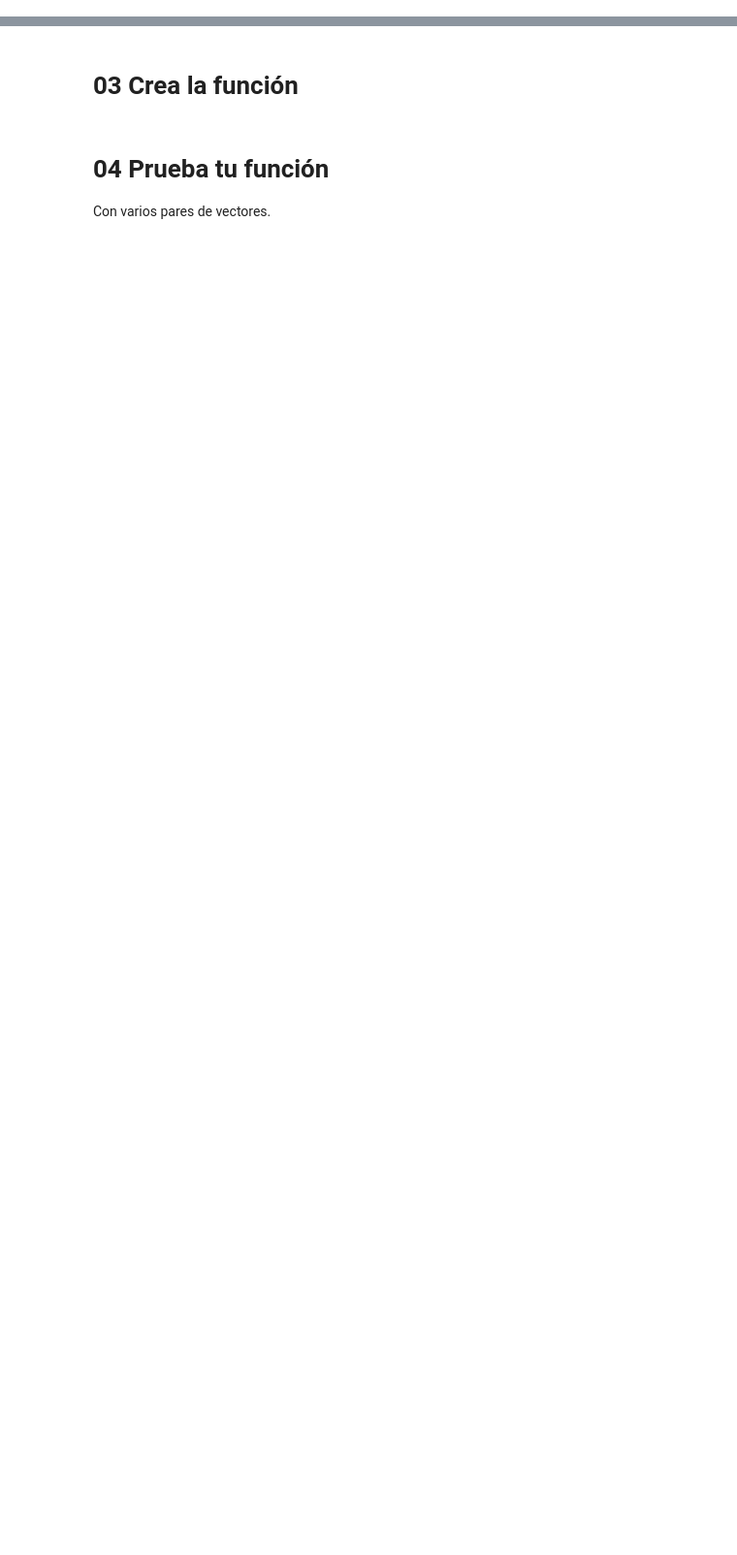
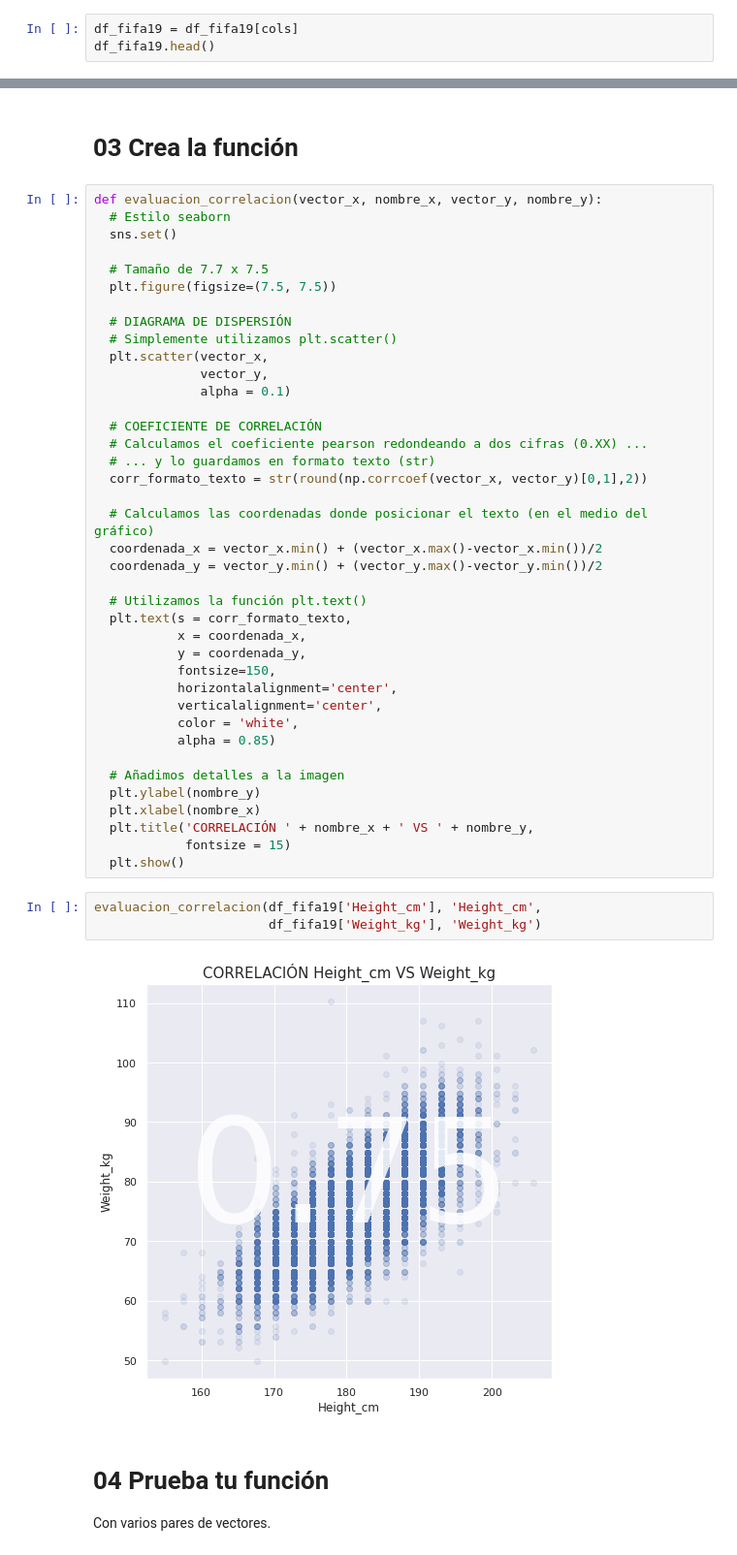
Before and after one commit to JotaBlanco/TheValley, a Jupyter notebook: Notebooks/02-analisis-exploratorio-visual/EJERCICIO_5___EDA_Visual_Funcion_Scatter.ipynb, the cells around one changed output, grey strips where cells are left out. Shown at 97% size. Saved outputs shown, nothing was run; the diff lists cells and outputs as text; blank space fills up the shorter version.

```diff
--- a/Notebooks/02-analisis-exploratorio-visual/EJERCICIO_5___EDA_Visual_Funcion_Scatter.ipynb
+++ b/Notebooks/02-analisis-exploratorio-visual/EJERCICIO_5___EDA_Visual_Funcion_Scatter.ipynb
@@ -26,0 +51,3 @@ En definitiva, tu función debe devolver una imagen [como esta](https://drive.go
+# %%
+df_fifa19 = df_fifa19[cols]
+df_fifa19.head()
@@ -27,5 +61,49 @@ En definitiva, tu función debe devolver una imagen [como esta](https://drive.go
 # %% [markdown]
 # 03 Crea la función
+# %%
+def evaluacion_correlacion(vector_x, nombre_x, vector_y, nombre_y):
+  # Estilo seaborn
+  sns.set()
+
+  # Tamaño de 7.7 x 7.5
+  plt.figure(figsize=(7.5, 7.5))
+
+  # DIAGRAMA DE DISPERSIÓN
+  # Simplemente utilizamos plt.scatter()
+  plt.scatter(vector_x,
+              vector_y,
+              alpha = 0.1)
+
+  # COEFICIENTE DE CORRELACIÓN
+  # Calculamos el coeficiente pearson redondeando a dos cifras (0.XX) ...
+  # ... y lo guardamos en formato texto (str)
+  corr_formato_texto = str(round(np.corrcoef(vector_x, vector_y)[0,1],2))
+
+  # Calculamos las coordenadas donde posicionar el texto (en el medio del gráfico)
+  coordenada_x = vector_x.min() + (vector_x.max()-vector_x.min())/2
+  coordenada_y = vector_y.min() + (vector_y.max()-vector_y.min())/2
+
+  # Utilizamos la función plt.text()
+  plt.text(s = corr_formato_texto,
+           x = coordenada_x,
+           y = coordenada_y,
+           fontsize=150,
+           horizontalalignment='center',
+           verticalalignment='center',
+           color = 'white',
+           alpha = 0.85)
+
+  # Añadimos detalles a la imagen
+  plt.ylabel(nombre_y)
+  plt.xlabel(nombre_x)
+  plt.title('CORRELACIÓN ' + nombre_x + ' VS ' + nombre_y,
+            fontsize = 15)
+  plt.show()
+# %%
+evaluacion_correlacion(df_fifa19['Height_cm'], 'Height_cm',
+                       df_fifa19['Weight_kg'], 'Weight_kg')
+# %% [output]
+[figure, added]
 # %% [markdown]
 # 04 Prueba tu función
 Con varios pares de vectores.
```
Also changed, not shown: parts of 8 cells of this notebook.
